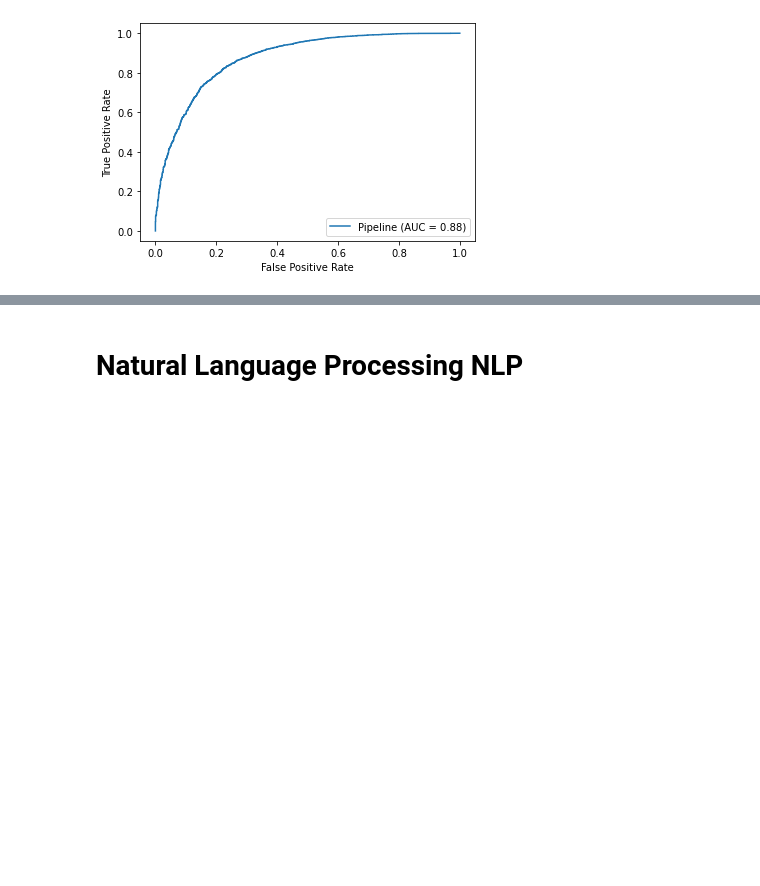
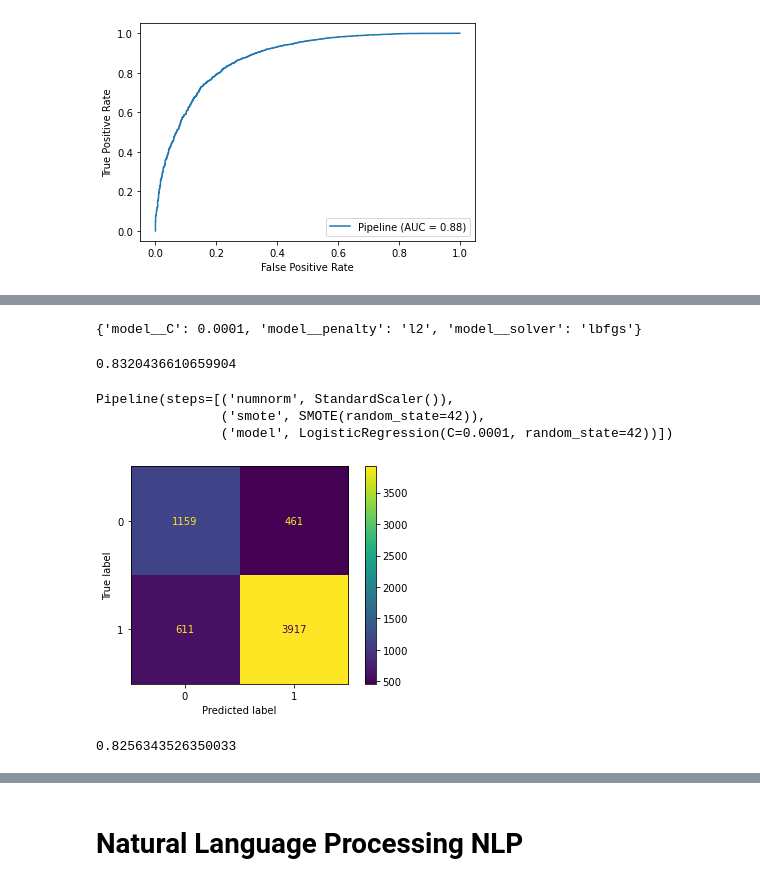
Before and after one commit to wasih790/Hotel_Sentiment_Analysis, a Jupyter notebook: Sentiment Analysis/Sentiment Analysis.ipynb, the cells around one changed output, grey strips where cells are left out. Saved outputs shown, nothing was run; the diff lists cells and outputs as text; code cells hidden in the pictures; blank space fills up the shorter version.

Commit message:
added more on the EDA and graphs

```diff
--- a/Sentiment Analysis/Sentiment Analysis.ipynb
+++ b/Sentiment Analysis/Sentiment Analysis.ipynb
@@ -198,0 +262,8 @@ plot_roc_curve(pipe,X_test,y_test);
+# %%
+
+from sklearn.model_selection import GridSearchCV
+pipe_grid = dict()
+pipe_grid['model__solver'] = ['lbfgs', 'liblinear']
+pipe_grid['model__penalty'] = ['l2']
+pipe_grid['model__C'] = [1e-4, 1e-3, 1e-2, 1e-1, 1, 10, 100, 1000]
+pipe_grid
@@ -198,0 +274,5 @@ plot_roc_curve(pipe,X_test,y_test);
+# %%
+gs_pipe = GridSearchCV(estimator=pipe,
+                      param_grid=pipe_grid)
+# %%
+gs_pipe.fit(X_train,y_train)
@@ -198,0 +288,34 @@ plot_roc_curve(pipe,X_test,y_test);
+# %%
+gs_pipe.best_params_
+# %% [output]
+{'model__C': 0.0001, 'model__penalty': 'l2', 'model__solver': 'lbfgs'}
+# %%
+gs_pipe.best_score_
+# %% [output]
+0.8320436610659904
+# %%
+
+best_model = Pipeline([
+    ('numnorm',StandardScaler()),
+    ("smote", SMOTE(random_state=42)),
+    ('model',LogisticRegression(random_state=42, solver = 'lbfgs', penalty = 'l2', C =  0.0001))
+])
+best_model
+# %% [output]
+Pipeline(steps=[('numnorm', StandardScaler()),
+                ('smote', SMOTE(random_state=42)),
+                ('model', LogisticRegression(C=0.0001, random_state=42))])
+# %%
+
+best_model.fit(X_train,y_train)
+best_y_pred = best_model.predict(X_test)
+cm = confusion_matrix(y_test, best_y_pred)
+disp = ConfusionMatrixDisplay(confusion_matrix=cm
+                              )
+disp.plot();
+# %% [output]
+[figure, added]
+# %%
+print(best_model.score(X_test,y_test))
+# %% [output]
+0.8256343526350033
```
Also changed, not shown: parts of 9 cells of this notebook.
